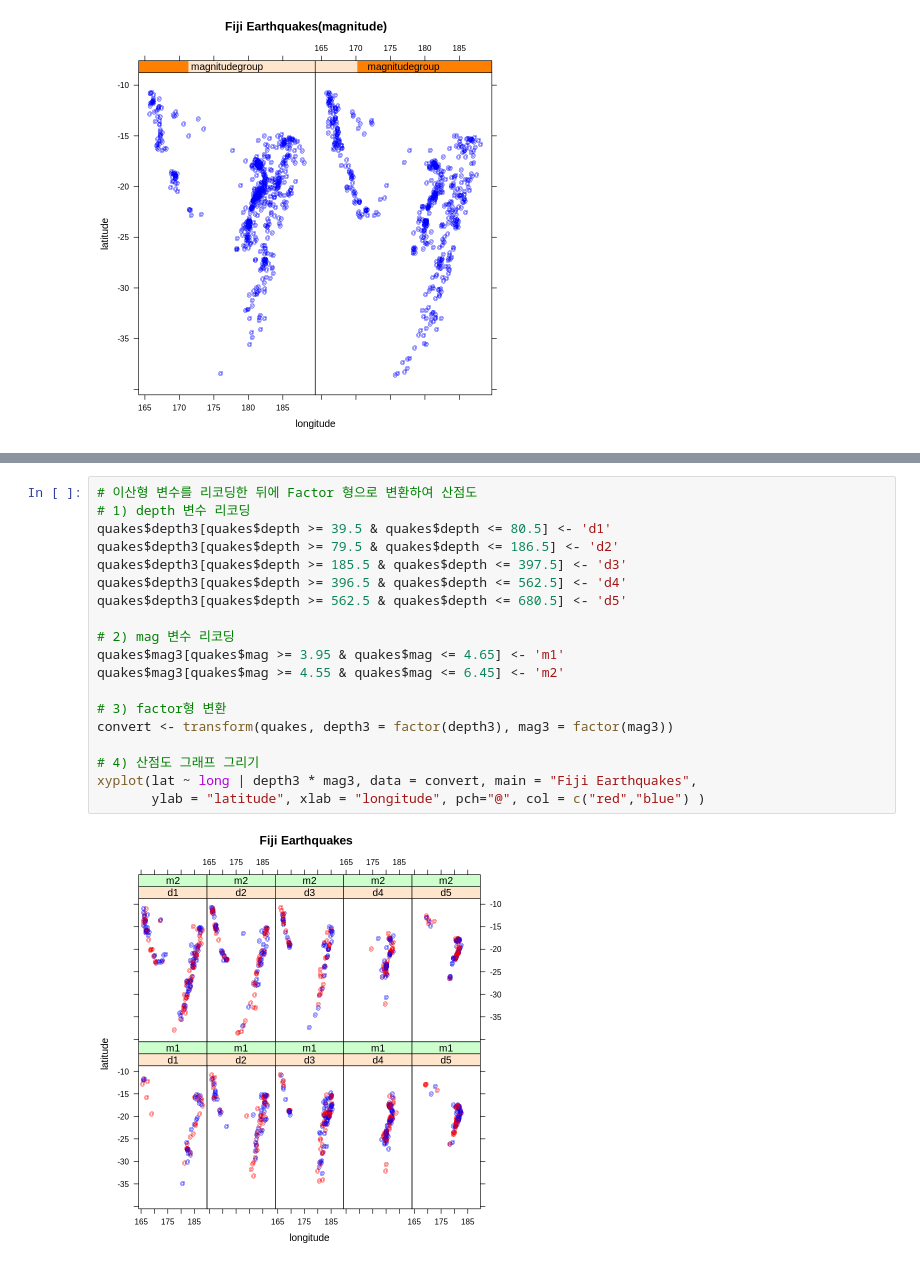
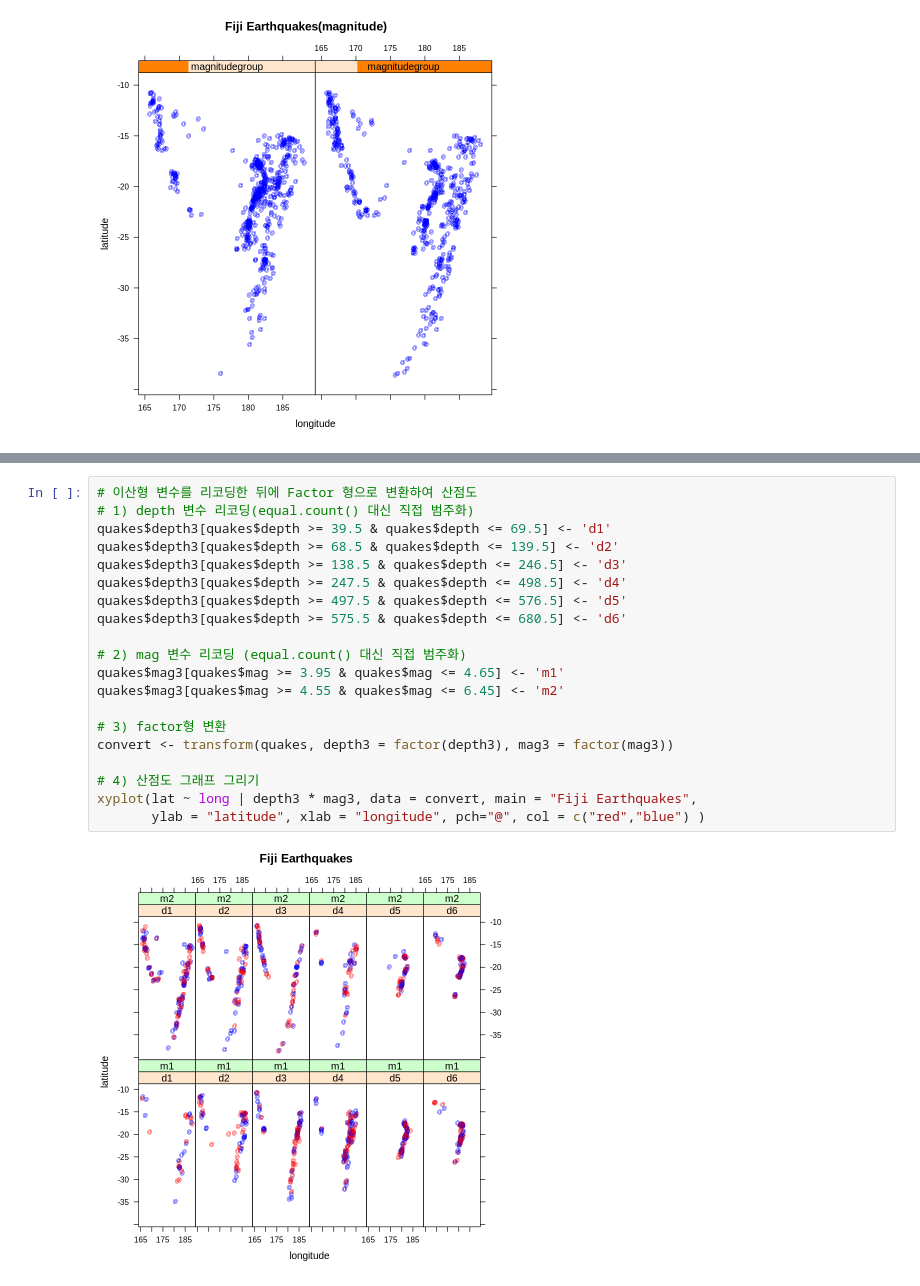
Before and after one commit to gyujin0450/RPRG_PartII, a Jupyter notebook: p233_격자형기법시각화.ipynb, the cells around one changed output, grey strips where cells are left out. Drawn from its saved outputs; the diff is of its cells as text.

```diff
--- a/p233_격자형기법시각화.ipynb
+++ b/p233_격자형기법시각화.ipynb
@@ -427,21 +429,22 @@ xyplot(lat ~ long | depthgroup * magnitudegroup, data = quakes, main = "Fiji Ear
 # %%
 # 이산형 변수를 리코딩한 뒤에 Factor 형으로 변환하여 산점도
-# 1) depth 변수 리코딩
-quakes$depth3[quakes$depth >= 39.5 & quakes$depth <= 80.5] <- 'd1'
-quakes$depth3[quakes$depth >= 79.5 & quakes$depth <= 186.5] <- 'd2'
-quakes$depth3[quakes$depth >= 185.5 & quakes$depth <= 397.5] <- 'd3'
-quakes$depth3[quakes$depth >= 396.5 & quakes$depth <= 562.5] <- 'd4'
-quakes$depth3[quakes$depth >= 562.5 & quakes$depth <= 680.5] <- 'd5'
+# 1) depth 변수 리코딩(equal.count() 대신 직접 범주화)
+quakes$depth3[quakes$depth >= 39.5 & quakes$depth <= 69.5] <- 'd1'
+quakes$depth3[quakes$depth >= 68.5 & quakes$depth <= 139.5] <- 'd2'
+quakes$depth3[quakes$depth >= 138.5 & quakes$depth <= 246.5] <- 'd3'
+quakes$depth3[quakes$depth >= 247.5 & quakes$depth <= 498.5] <- 'd4'
+quakes$depth3[quakes$depth >= 497.5 & quakes$depth <= 576.5] <- 'd5'
+quakes$depth3[quakes$depth >= 575.5 & quakes$depth <= 680.5] <- 'd6'
 
-# 2) mag 변수 리코딩
+# 2) mag 변수 리코딩 (equal.count() 대신 직접 범주화)
 quakes$mag3[quakes$mag >= 3.95 & quakes$mag <= 4.65] <- 'm1'
 quakes$mag3[quakes$mag >= 4.55 & quakes$mag <= 6.45] <- 'm2'
 
 # 3) factor형 변환
 convert <- transform(quakes, depth3 = factor(depth3), mag3 = factor(mag3))
 
 # 4) 산점도 그래프 그리기
 xyplot(lat ~ long | depth3 * mag3, data = convert, main = "Fiji Earthquakes",
        ylab = "latitude", xlab = "longitude", pch="@", col = c("red","blue") )
 # %% [output]
-[figure, old version]
+[figure, new version]
```
Also changed, not shown: parts of 13 cells of this notebook.
